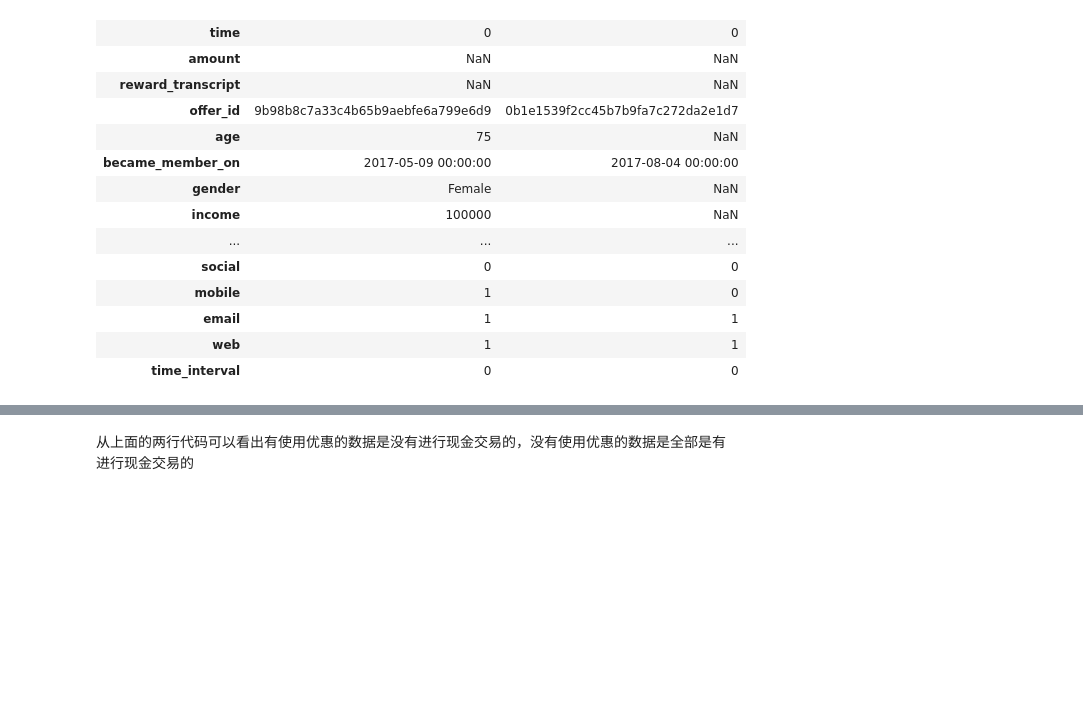
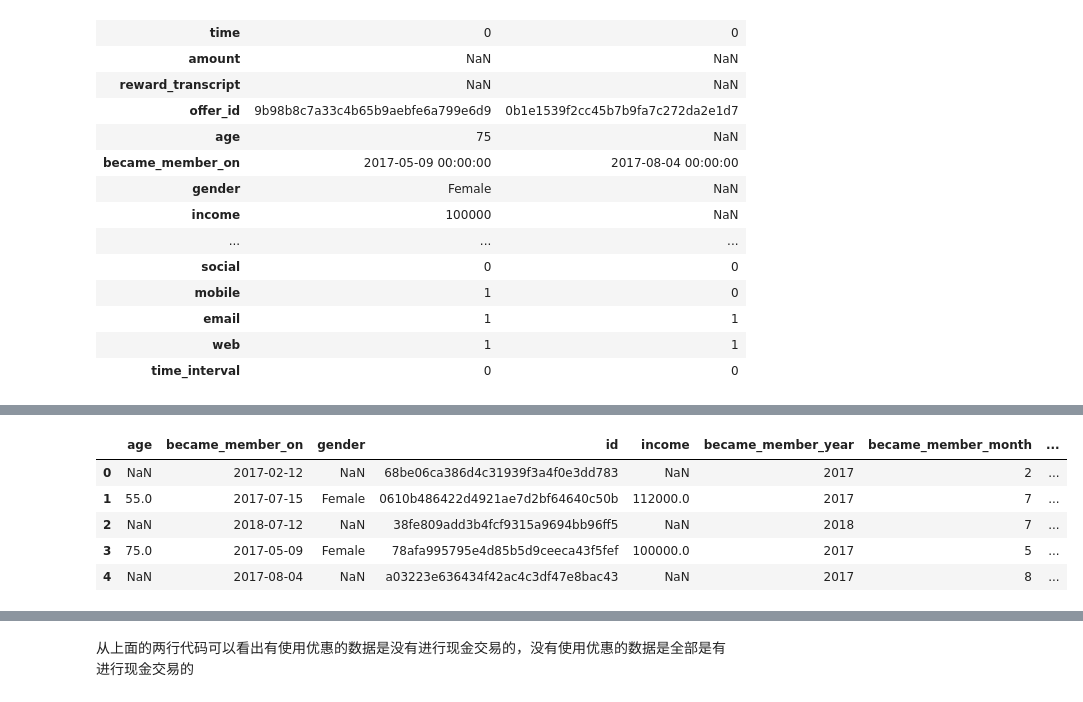
Before and after one commit to ZenRay/StarbucksReport, a Jupyter notebook: Starbucks_Capstone_notebook.ipynb, the cells around one changed output, grey strips where cells are left out. Drawn from its saved outputs; the diff is of its cells as text; code cells hidden in the pictures; blank space fills up the shorter version.

```diff
--- a/Starbucks_Capstone_notebook.ipynb
+++ b/Starbucks_Capstone_notebook.ipynb
@@ -424,0 +430,9 @@ data.head(2).T
+# %%
+profile.head()
+# %% [output]
+|  | age | became_member_on | gender | id | income | became_member_year | became_member_month | ... |
+| 0 | NaN | 2017-02-12 | NaN | 68be06ca386d4c31939f3a4f0e3dd783 | NaN | 2017 | 2 | ... |
+| 1 | 55.0 | 2017-07-15 | Female | 0610b486422d4921ae7d2bf64640c50b | 112000.0 | 2017 | 7 | ... |
+| 2 | NaN | 2018-07-12 | NaN | 38fe809add3b4fcf9315a9694bb96ff5 | NaN | 2018 | 7 | ... |
+| 3 | 75.0 | 2017-05-09 | Female | 78afa995795e4d85b5d9ceeca43f5fef | 100000.0 | 2017 | 5 | ... |
+| 4 | NaN | 2017-08-04 | NaN | a03223e636434f42ac4c3df47e8bac43 | NaN | 2017 | 8 | ... |
```
Also changed, not shown: parts of 6 cells of this notebook.
